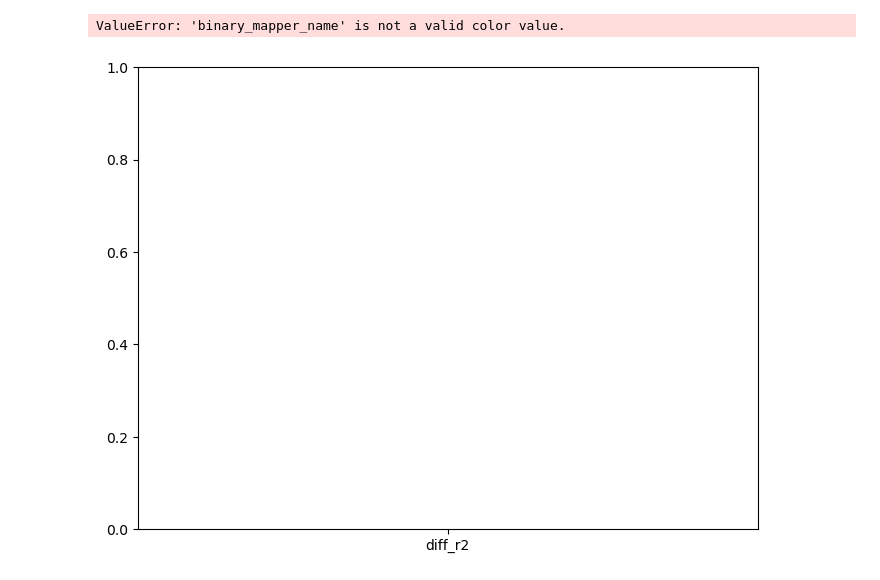
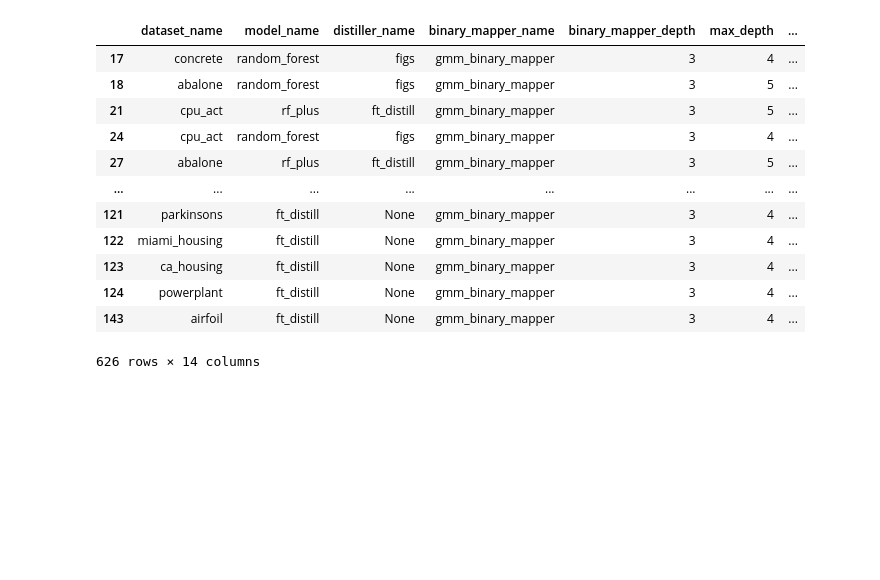
Before and after one commit to mattyshen/adaptiveTTI, a Jupyter notebook: csv/plottting_results.ipynb, the cells around one changed output. Saved outputs shown, nothing was run; the diff lists cells and outputs as text; code cells hidden in the pictures; blank space fills up the shorter version.

```diff
--- a/csv/plottting_results.ipynb
+++ b/csv/plottting_results.ipynb
@@ -48,31 +48,20 @@ results
+# %%
+results[(results['binary_mapper_name'] == 'gmm_binary_mapper') & (results['binary_mapper_depth'] == 3)]
+# %% [output]
+|  | dataset_name | model_name | distiller_name | binary_mapper_name | binary_mapper_depth | max_depth | ... |
+| 17 | concrete | random_forest | figs | gmm_binary_mapper | 3 | 4 | ... |
+| 18 | abalone | random_forest | figs | gmm_binary_mapper | 3 | 5 | ... |
+| 21 | cpu_act | rf_plus | ft_distill | gmm_binary_mapper | 3 | 5 | ... |
+| 24 | cpu_act | random_forest | figs | gmm_binary_mapper | 3 | 4 | ... |
+| 27 | abalone | rf_plus | ft_distill | gmm_binary_mapper | 3 | 5 | ... |
+| ... | ... | ... | ... | ... | ... | ... | ... |
+| 121 | parkinsons | ft_distill | None | gmm_binary_mapper | 3 | 4 | ... |
+| 122 | miami_housing | ft_distill | None | gmm_binary_mapper | 3 | 4 | ... |
+| 123 | ca_housing | ft_distill | None | gmm_binary_mapper | 3 | 4 | ... |
+| 124 | powerplant | ft_distill | None | gmm_binary_mapper | 3 | 4 | ... |
+| 143 | airfoil | ft_distill | None | gmm_binary_mapper | 3 | 4 | ... |
+626 rows × 14 columns
 # %%
 results['diff_r2'] = results['val_r2'] - results['train_r2']
 results = results.sort_values('diff_r2', ascending=False)
 results['diff_r2_rank'] = np.arange(1, results.shape[0]+1)
-# %%
-import seaborn as sns
-import matplotlib.pyplot as plt
-import pandas as pd
-
-def plot_histograms(df, column, bins=10, alpha=0.5, colors=None, figsize=(8, 6)):
-    plt.figure(figsize=figsize)
-
-    plt.hist('diff_r2', bins=bins, color = 'binary_mapper_name',legend='binary_mapper_name', alpha=alpha, kde=False)
-
-    plt.title(f'Histograms of {column}')
-    plt.xlabel(column)
-    plt.ylabel('Frequency')
-    #plt.legend(title = 'binary_mapper_name')
-    plt.grid(True)
-    plt.tight_layout()
-    plt.show()
-
-# Example usage:
-# Assuming dfs is a list of dataframes you want to plot
-dfs = [(results[results['dataset_name'] == dn], dn) for dn in results['dataset_name'].unique()]
-
-for i, (df, n) in enumerate(dfs):
-    plot_histograms(df,n, bins=20, alpha=0.5)
-# %% [output]
-ValueError: 'binary_mapper_name' is not a valid color value.
-[figure, removed]
```
Also changed, not shown: parts of 12 cells of this notebook, 36 other files.
